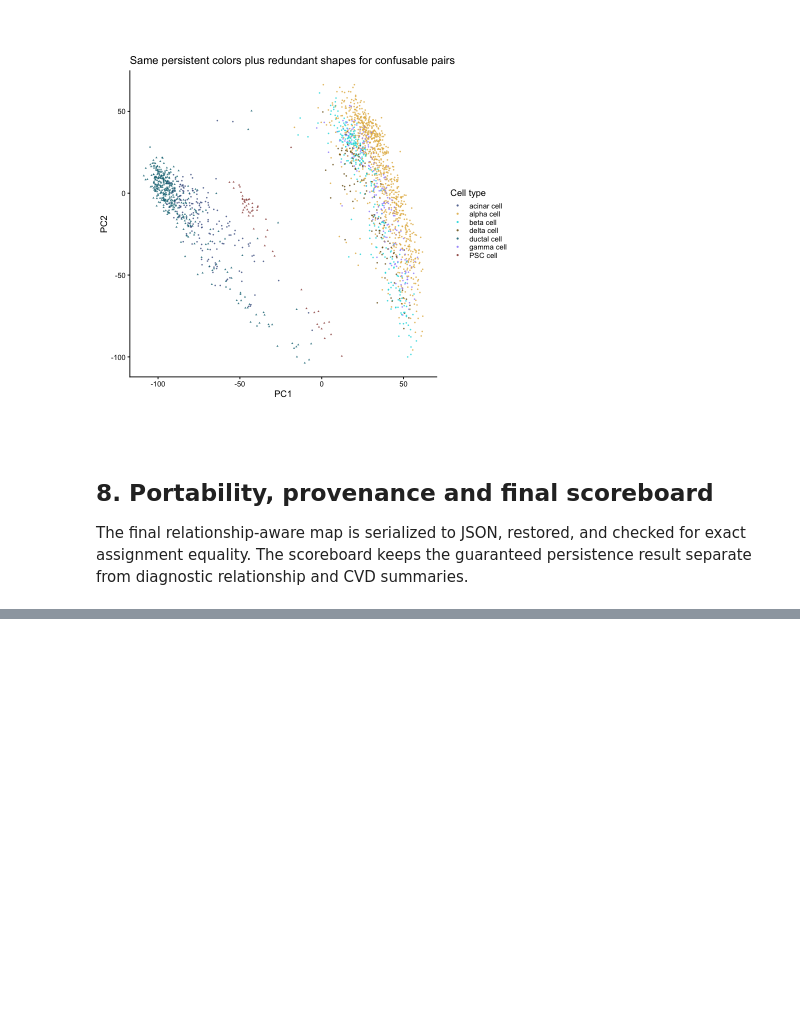
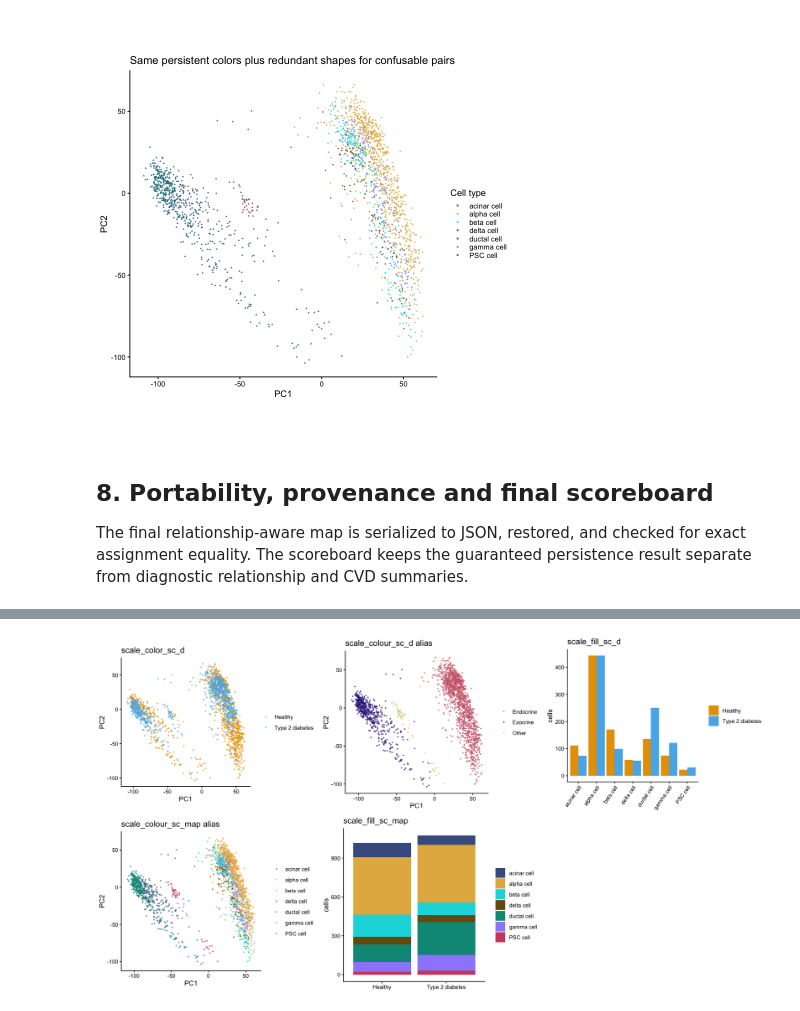
Before and after one commit to xie186/scChromatic, a Jupyter notebook: notebooks/scChromatic_segerstolpe_end_to_end.ipynb, the cells around one changed output, grey strips where cells are left out. Saved outputs shown, nothing was run; the diff lists cells and outputs as text; code cells hidden in the pictures; blank space fills up the shorter version.

```diff
--- a/notebooks/scChromatic_segerstolpe_end_to_end.ipynb
+++ b/notebooks/scChromatic_segerstolpe_end_to_end.ipynb
@@ -610,0 +719,32 @@ A data.frame: 1 × 8
+# %%
+label_counts <- aggregate(cell_id ~ label + condition, meta, length)
+names(label_counts)[[3L]] <- "cells"
+
+p_discrete_color <- ggplot(meta, aes(PC1, PC2, color = condition)) +
+  geom_point(size = 0.45, alpha = 0.7) +
+  scale_color_sc_d("okabe_ito") + coord_equal() +
+  labs(title = "scale_color_sc_d", color = NULL)
+p_discrete_colour <- ggplot(meta, aes(PC1, PC2, colour = lineage)) +
+  geom_point(size = 0.45, alpha = 0.7) +
+  scale_colour_sc_d("tol_muted") + coord_equal() +
+  labs(title = "scale_colour_sc_d alias", colour = NULL)
+p_discrete_fill <- ggplot(label_counts, aes(label, cells, fill = condition)) +
+  geom_col(position = "dodge") + scale_fill_sc_d("okabe_ito") +
+  labs(title = "scale_fill_sc_d", x = NULL, fill = NULL) +
+  theme(axis.text.x = element_text(angle = 55, hjust = 1))
+p_map_colour <- ggplot(meta, aes(PC1, PC2, colour = label)) +
+  geom_point(size = 0.45, alpha = 0.7) +
+  scale_colour_sc_map(cell_map) + coord_equal() +
+  labs(title = "scale_colour_sc_map alias", colour = NULL)
+p_map_fill <- ggplot(label_counts, aes(condition, cells, fill = label)) +
+  geom_col() + scale_fill_sc_map(cell_map) +
+  labs(title = "scale_fill_sc_map", x = NULL, fill = NULL)
+
+old_plot_size <- options(repr.plot.width = 15, repr.plot.height = 8)
+print_grid(list(
+  p_discrete_color, p_discrete_colour, p_discrete_fill,
+  p_map_colour, p_map_fill
+), ncol = 3L)
+options(old_plot_size)
+# %% [output]
+[figure, added]
```
Also changed, not shown: parts of 9 cells of this notebook.
